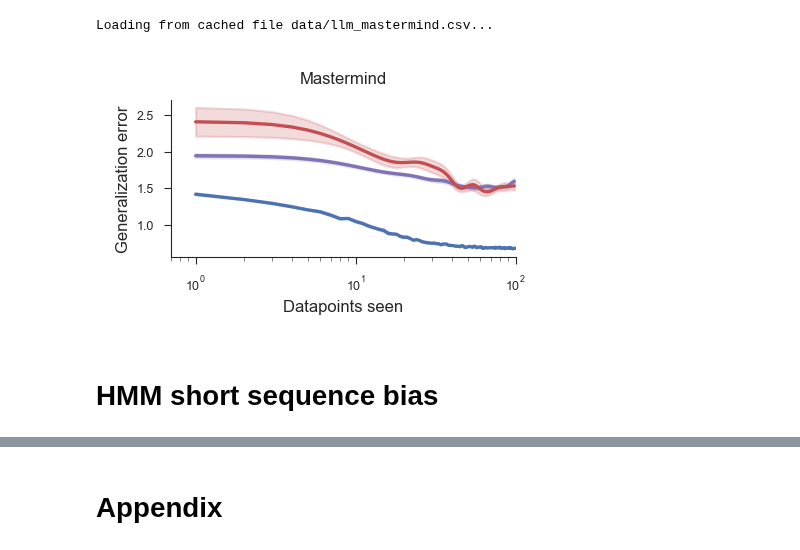
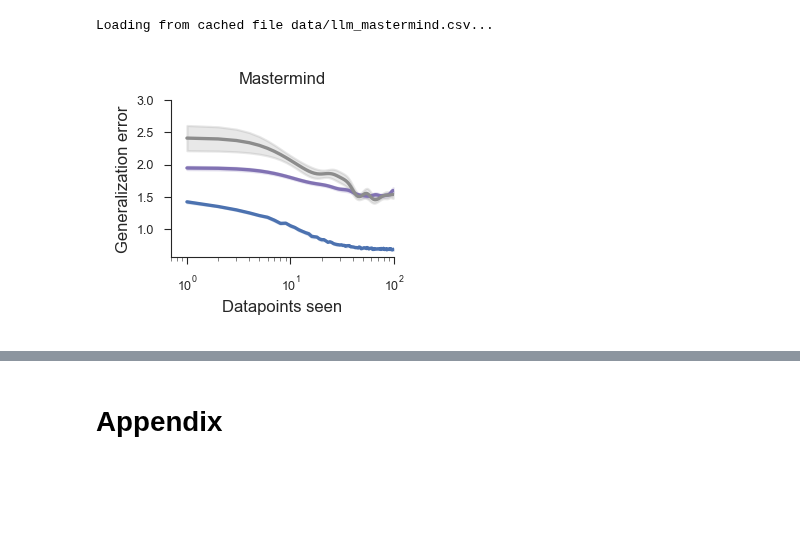
Before and after one commit to 3rdCore/PrequentialCode, a Jupyter notebook: papers/preprint/notebook.ipynb, the cells around one changed output, grey strips where cells are left out. Cells and saved outputs as stored; diff of their text form; code cells hidden in the pictures; blank space fills up the shorter version.

```diff
--- a/papers/preprint/notebook.ipynb
+++ b/papers/preprint/notebook.ipynb
@@ -152,7 +152,7 @@ default_method_hue = {
     "prequential_implicit": sns.color_palette()[3],
     "prequential_mamba1": sns.color_palette()[5],
     "prequential_mamba2": sns.color_palette()[6],
-    "llm": sns.color_palette()[3],
+    "llm": sns.color_palette()[7],
     "marginal": sns.color_palette()[4],
     "sgd_val_early_stop": sns.color_palette()[2],
     "sgd_unregularized": sns.color_palette()[3],
@@ -684,15 +778,13 @@ data_llm_mastermind_comp = pd.concat([data_ours_mastermind, data_llm_mastermind,
 # %% [output]
 Loading from cached file data/llm_mastermind.csv...
 # %%
-fig, ax = plt.subplots(1, 1, figsize=(5.5 / 3 + 0.3, 1.3))
+fig, ax = plt.subplots(1, 1, figsize=(5.5 / 4 + 0.15, 1.3))
 
 plot_nsample_loss(ax, data_llm_mastermind_comp)
 
-ax.set(title="Mastermind", xlim=(None, 100))
+ax.set(title="Mastermind", xlim=(None, 100), ylim=(None, 3.0))
 
 fig.savefig("saved/llm_mastermind.pdf")
 plt.show()
 # %% [output]
-[figure, old version]
+[figure, new version]
-# %% [markdown]
-# HMM short sequence bias
```
Also changed, not shown: parts of 13 cells of this notebook, 7 other files.
